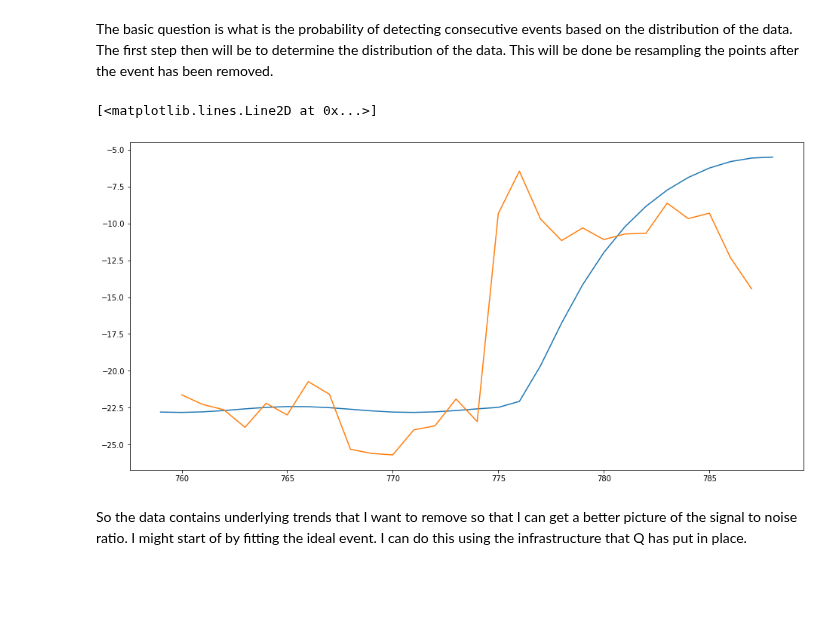
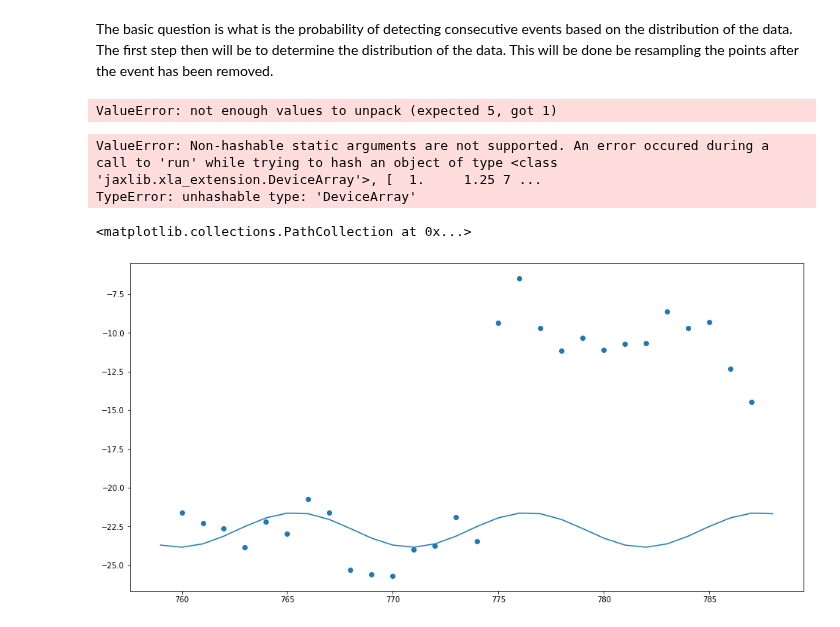
Before and after one commit to Jordan-Dennis/Miyake, a Jupyter notebook: peak_hunting.ipynb, the cells around one changed output. Cells and saved outputs as stored; diff of their text form; code cells hidden in the pictures; blank space fills up the shorter version.

Commit message:
Getting functionality with arbitrary parameters

```diff
--- a/peak_hunting.ipynb
+++ b/peak_hunting.ipynb
@@ -7,32 +7,41 @@ import matplotlib.pyplot as plt
 # %% [markdown]
 The basic question is what is the probability of detecting consecutive events based on the distribution of the data. The first step then will be to determine the distribution of the data. This will be done be resampling the points after the event has been removed.
 # %%
-def sine(t):
+def sine(t, p):
     """
-    Generates a simple sinusoidal production function
+    Generates a simple sinusoidal production function. p is an array containing the amplitude of the production sinusoid and the phase of the sinusoid.
     """
-    return 1.88 + 0.18 * 1.88 * sin(2 * pi / 11 * t + 1.25)
+    return 1.88 + p[0] * 1.88 * sin(2 * pi / 11 * t + p[1])
 
-parameters = array([120.0, 775, 776])
+def rect(t, p):
+    """
+    Generates a rectangular miyake event. p is an array that contains the start and end times as well as the height of the production function
+    """
+    condition = equal(greater(t, p[0]), less(t, p[1]))
+    return where(condition, p[3], 0.0)
 
-def rect(t, p=parameters):
-    """
-    Generates a rectangular miyake event. p is a dictionary of parameters
-    """
-    condition = equal(greater(t, 775.), less(t, 776.))
-    return where(condition, 20.0, 0.0)
-
-def prod(t):
-    return sine(t) + rect(t)
+def prod(t, *args):
+    amplitude, phase, start, end, height = array(list(args))
+    sine_params = array([amplitude, phase])
+    rect_params = array([start, end, height])
+    return sine(t, sine_params) + rect(t, rect_params)
+# %%
+prod(774., params)
+# %% [output]
+ValueError: not enough values to unpack (expected 5, got 1)
 # %%
 annual_samples = 48                  # 4 samples per month
 sample_times = arange(-360.0, 790.0)  # Times at which to collect samples
 growth_bools = array([0.0, 0.0, 0.0, 1.0, 1.0, 1.0, 1.0, 1.0, 1.0, 0.0, 0.0, 0.0])
+params = [1.0, 1.25, 774, 775, 20.0]
 # %%
 cbm = ticktack.load_presaved_model("Guttler14", production_rate_units="atoms/cm^2/s")
 cbm.compile()
 model, steady_state = cbm.run(sample_times, annual_samples,
-    production=prod, steady_state_production=1.88)
+    production=prod, steady_state_production=1.88, args=params)
+# %% [output]
+ValueError: Non-hashable static arguments are not supported. An error occured during a call to 'run' while trying to hash an object of type <class 'jaxlib.xla_extension.DeviceArray'>, [  1.     1.25 7 ...
+TypeError: unhashable type: 'DeviceArray'
 # %%
 troposphere = cbm.bin_data( # Bins the data into annual values
     model[:, 2],   # Selecting only the years that I have data for
@@ -43,14 +52,12 @@ troposphere = cbm.bin_data( # Bins the data into annual values
 # %%
 miyake = pandas.read_csv("Miyake12.csv", sep=" ")
 
 troposphere = 1000 * (troposphere - steady_state[2]) / steady_state[2]
 troposphere = troposphere + mean(array([*miyake["d14c"][0:4]]))
 
 plt.figure("Model")
 plt.plot(sample_times[-31:-1], troposphere[-31:-1])
-plt.plot(miyake["year"], miyake["d14c"])
+plt.scatter(miyake["year"], miyake["d14c"])
 # %% [output]
-[<matplotlib.lines.Line2D at 0x...>]
+<matplotlib.collections.PathCollection at 0x...>
-[figure, old version]
+[figure, new version]
-# %% [markdown]
-So the data contains underlying trends that I want to remove so that I can get a better picture of the signal to noise ratio. I might start of by fitting the ideal event. I can do this using the infrastructure that Q has put in place.
```
Also changed, not shown: parts of 1 cell of this notebook.
